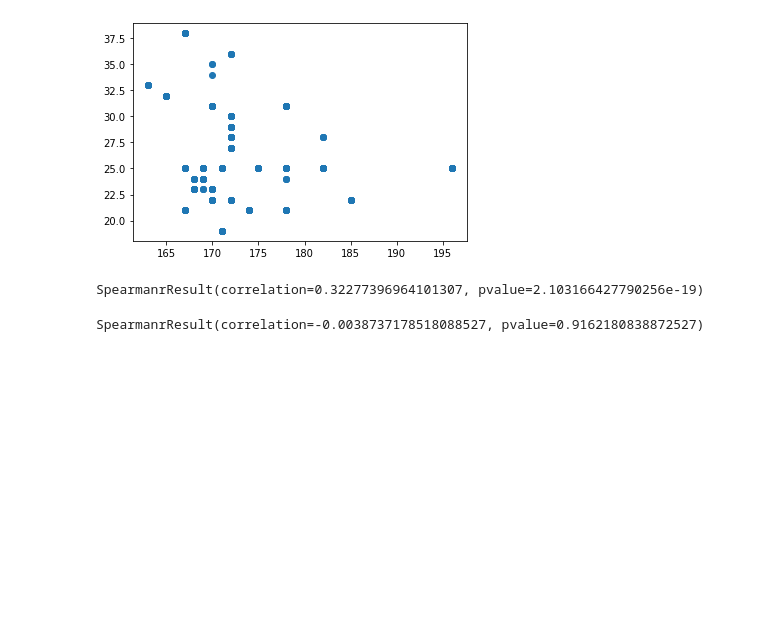
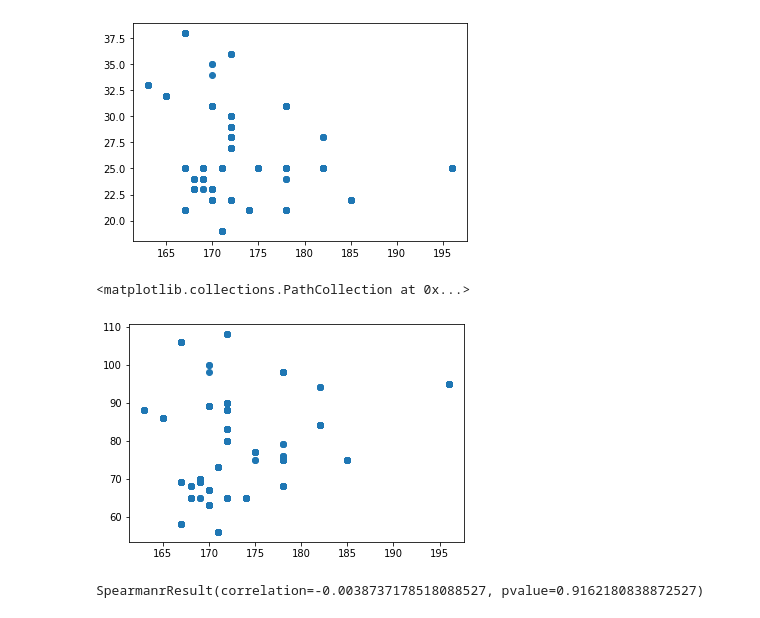
Before and after one commit to Eliphaz/correlation-trials, a Jupyter notebook: analysis.ipynb, the cells around one changed output. Drawn from its saved outputs; the diff is of its cells as text; code cells hidden in the pictures; blank space fills up the shorter version.

```diff
--- a/analysis.ipynb
+++ b/analysis.ipynb
@@ -188,9 +234,12 @@ plt.scatter(df['Height'],
 # %%
 spearmanr(df['Height'],
             df['Weight'])
             #medium correlation, significant
+plt.scatter(df['Height'],
+            df['Weight'])
 # %% [output]
-SpearmanrResult(correlation=0.32277396964101307, pvalue=2.103166427790256e-19)
+<matplotlib.collections.PathCollection at 0x...>
+[figure, added]
 # %%
 spearmanr(df['Pet'],
             df['Disciplinary failure'])
```
Also changed, not shown: parts of 9 cells of this notebook, 1 other file.
